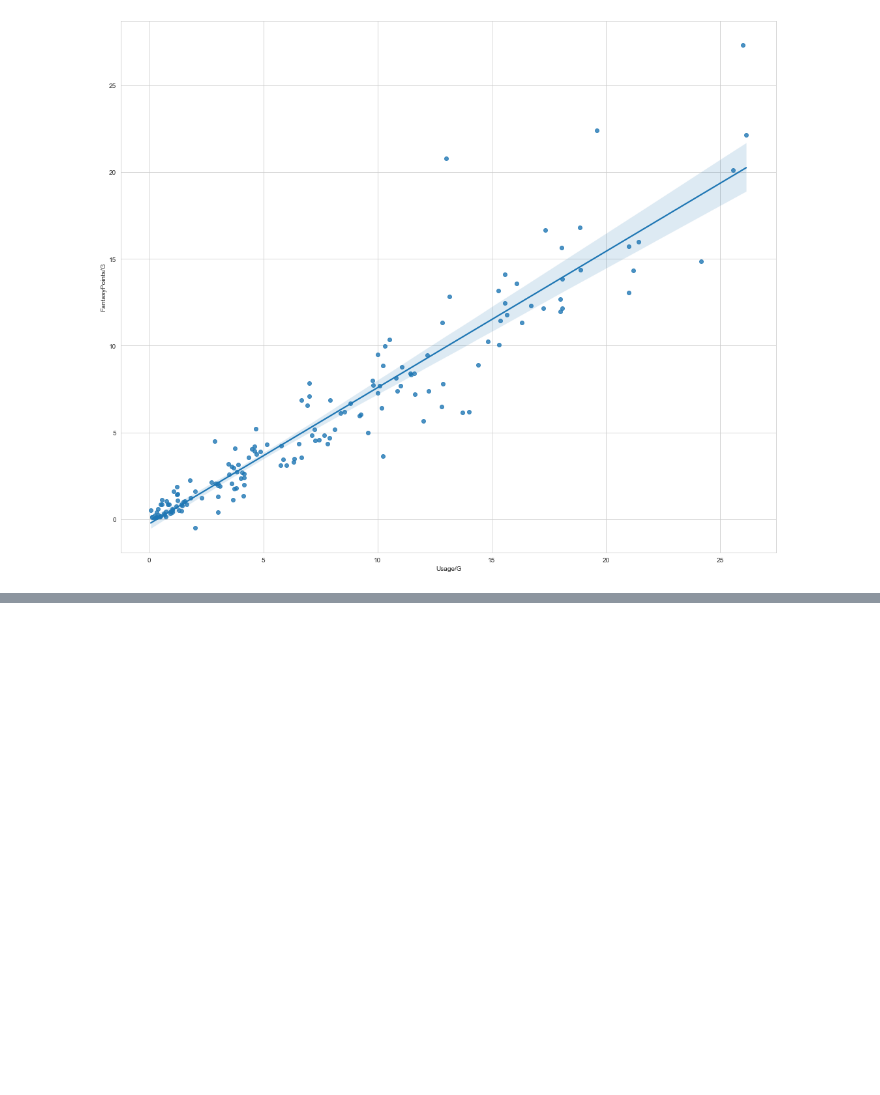
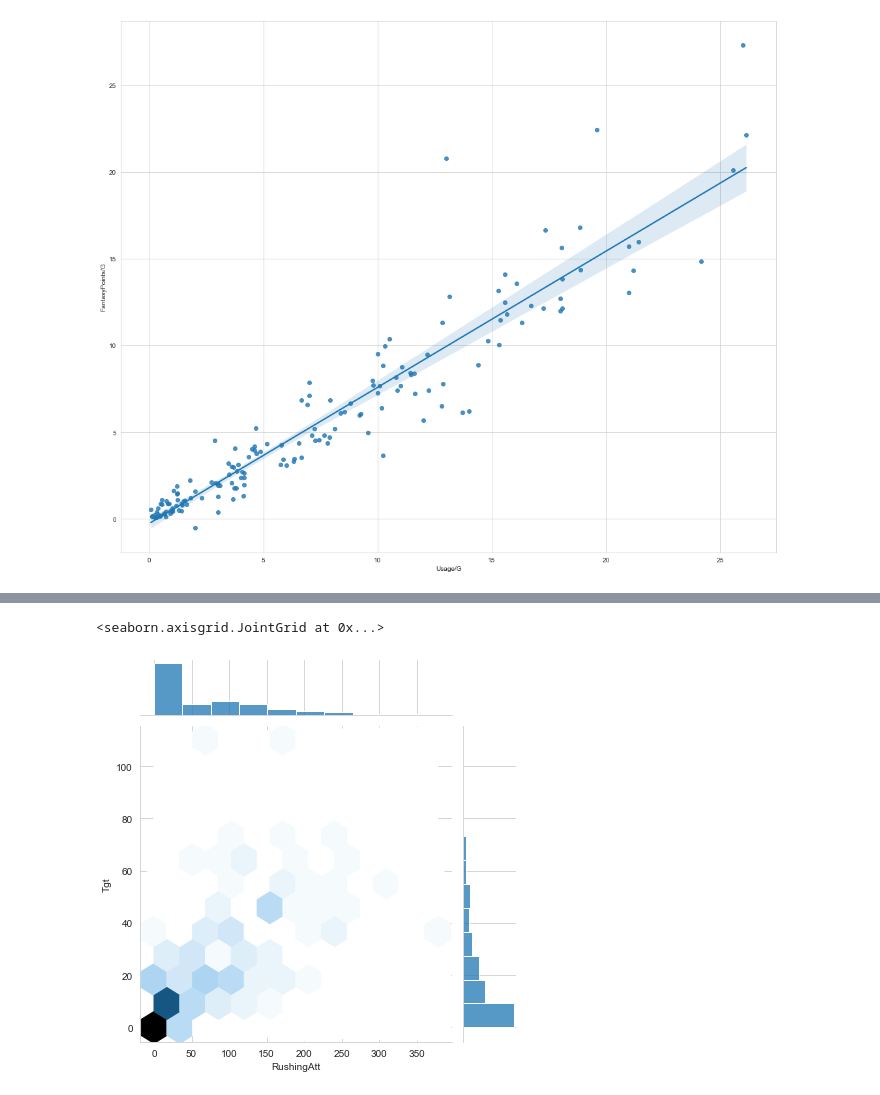
Before and after one commit to kumajimmy/fantasy_footballl_22, a Jupyter notebook: visuals_2020_yearly_data.ipynb, the cells around one changed output, grey strips where cells are left out. Saved outputs shown, nothing was run; the diff lists cells and outputs as text; code cells hidden in the pictures; blank space fills up the shorter version.

```diff
--- a/visuals_2020_yearly_data.ipynb
+++ b/visuals_2020_yearly_data.ipynb
@@ -126,0 +184,8 @@ sns.regplot(data=rb_df, x='Usage/G', y='FantasyPoints/G')
+# %%
+sns.jointplot(data = rb_df, x= 'RushingAtt', y='Tgt', kind='hex')
+
+
+# the kind variable can be replaced with 'kde' (kernel density estimation - probability density function of a random variable)
+# %% [output]
+<seaborn.axisgrid.JointGrid at 0x...>
+[figure, added]
```
Also changed, not shown: parts of 8 cells of this notebook.
